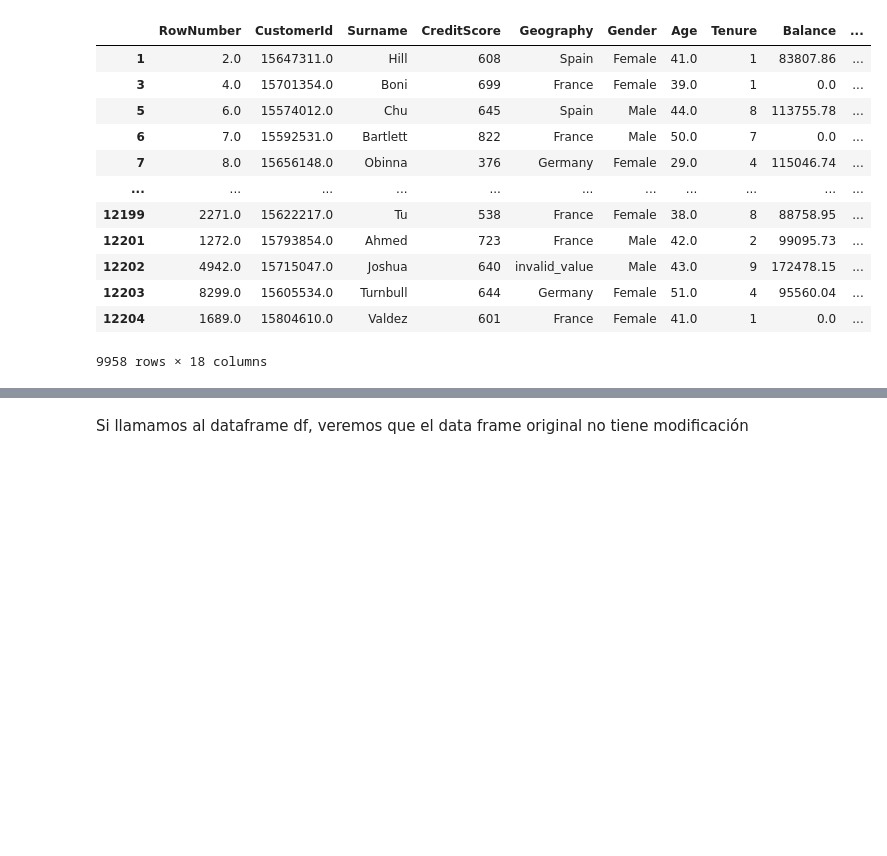
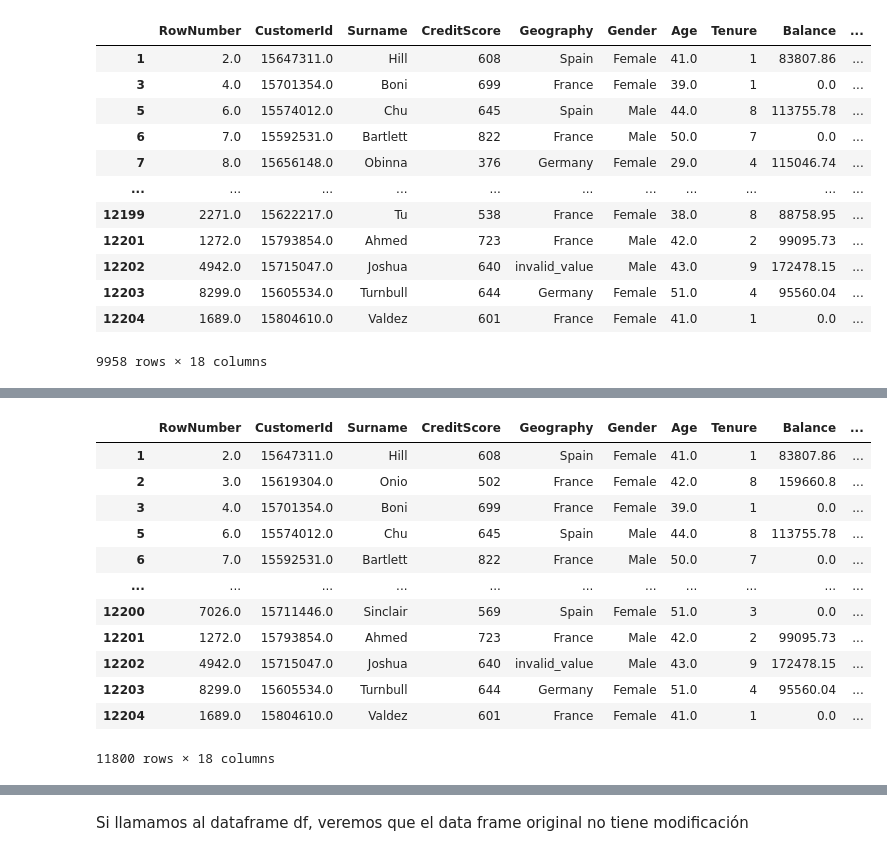
Before and after one commit to jarsmp37/introds, a Jupyter notebook: explor2.ipynb, the cells around one changed output, grey strips where cells are left out. Saved outputs shown, nothing was run; the diff lists cells and outputs as text; code cells hidden in the pictures; blank space fills up the shorter version.

```diff
--- a/explor2.ipynb
+++ b/explor2.ipynb
@@ -110,0 +129,18 @@ df2
+# %%
+#Elimina los nan de una columna en específico
+df4=df.dropna(subset=['CreditScore','Age','Gender'])
+df4
+# %% [output]
+|  | RowNumber | CustomerId | Surname | CreditScore | Geography | Gender | Age | Tenure | Balance | ... |
+| 1 | 2.0 | 15647311.0 | Hill | 608 | Spain | Female | 41.0 | 1 | 83807.86 | ... |
+| 2 | 3.0 | 15619304.0 | Onio | 502 | France | Female | 42.0 | 8 | 159660.8 | ... |
+| 3 | 4.0 | 15701354.0 | Boni | 699 | France | Female | 39.0 | 1 | 0.0 | ... |
+| 5 | 6.0 | 15574012.0 | Chu | 645 | Spain | Male | 44.0 | 8 | 113755.78 | ... |
+| 6 | 7.0 | 15592531.0 | Bartlett | 822 | France | Male | 50.0 | 7 | 0.0 | ... |
+| ... | ... | ... | ... | ... | ... | ... | ... | ... | ... | ... |
+| 12200 | 7026.0 | 15711446.0 | Sinclair | 569 | Spain | Female | 51.0 | 3 | 0.0 | ... |
+| 12201 | 1272.0 | 15793854.0 | Ahmed | 723 | France | Male | 42.0 | 2 | 99095.73 | ... |
+| 12202 | 4942.0 | 15715047.0 | Joshua | 640 | invalid_value | Male | 43.0 | 9 | 172478.15 | ... |
+| 12203 | 8299.0 | 15605534.0 | Turnbull | 644 | Germany | Female | 51.0 | 4 | 95560.04 | ... |
+| 12204 | 1689.0 | 15804610.0 | Valdez | 601 | France | Female | 41.0 | 1 | 0.0 | ... |
+11800 rows × 18 columns
```
Also changed, not shown: parts of 22 cells of this notebook, 1 other file.
